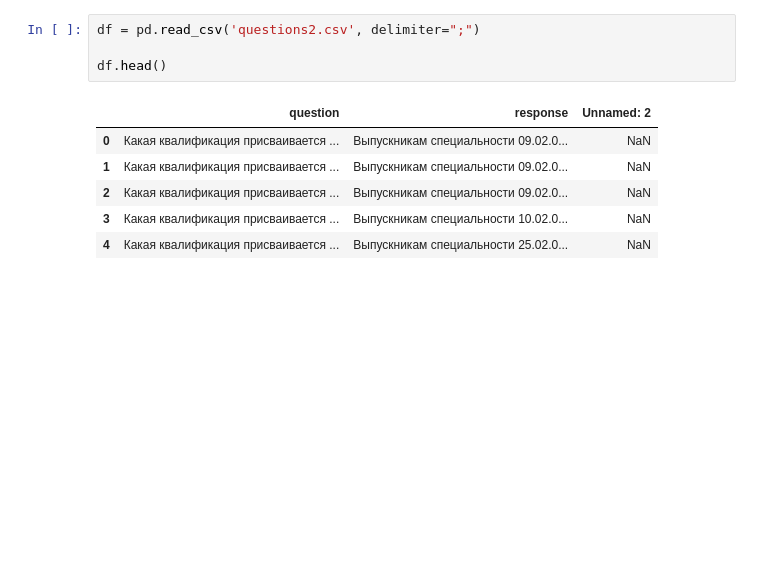
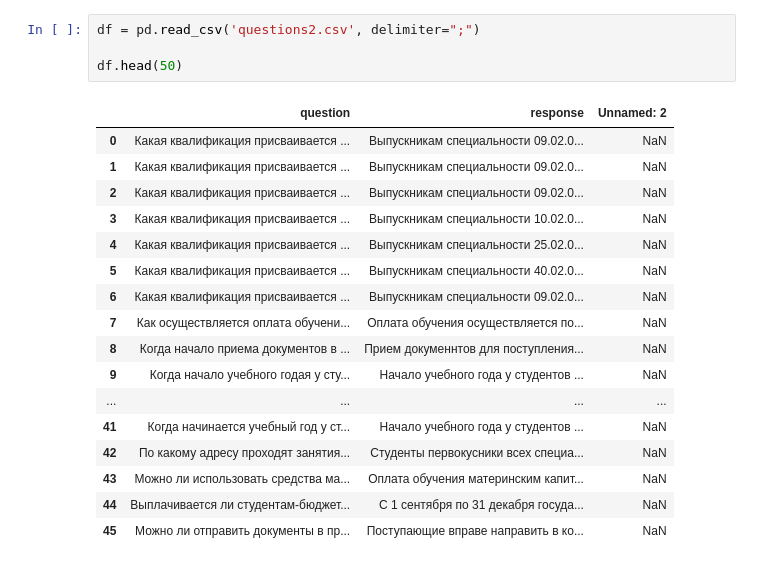
Before and after one commit to Overkliker/MPT-assistant-ai, a Jupyter notebook: ai.ipynb, the cells around one changed output. Saved outputs shown, nothing was run; the diff lists cells and outputs as text; blank space fills up the shorter version.

```diff
--- a/ai.ipynb
+++ b/ai.ipynb
@@ -20,11 +8,22 @@ from nltk.corpus import stopwords
 # %%
 df = pd.read_csv('questions2.csv', delimiter=";")
 
-df.head()
+df.head(50)
 # %% [output]
 |  | question | response | Unnamed: 2 |
 | 0 | Какая квалификация присваивается ... | Выпускникам специальности 09.02.0... | NaN |
 | 1 | Какая квалификация присваивается ... | Выпускникам специальности 09.02.0... | NaN |
 | 2 | Какая квалификация присваивается ... | Выпускникам специальности 09.02.0... | NaN |
 | 3 | Какая квалификация присваивается ... | Выпускникам специальности 10.02.0... | NaN |
 | 4 | Какая квалификация присваивается ... | Выпускникам специальности 25.02.0... | NaN |
+| 5 | Какая квалификация присваивается ... | Выпускникам специальности 40.02.0... | NaN |
+| 6 | Какая квалификация присваивается ... | Выпускникам специальности 09.02.0... | NaN |
+| 7 | Как осуществляется оплата обучени... | Оплата обучения осуществляется по... | NaN |
+| 8 | Когда начало приема документов в ... | Прием докуменнтов для поступления... | NaN |
+| 9 | Когда начало учебного годая у сту... | Начало учебного года у студентов ... | NaN |
+| ... | ... | ... | ... |
+| 41 | Когда начинается учебный год у ст... | Начало учебного года у студентов ... | NaN |
+| 42 | По какому адресу проходят занятия... | Студенты первокусники всех специа... | NaN |
+| 43 | Можно ли использовать средства ма... | Оплата обучения материнским капит... | NaN |
+| 44 | Выплачивается ли студентам-бюджет... | С 1 сентября по 31 декабря госуда... | NaN |
+| 45 | Можно ли отправить документы в пр... | Поступающие вправе направить в ко... | NaN |
```
Also changed, not shown: parts of 13 cells of this notebook, 3 other files.
